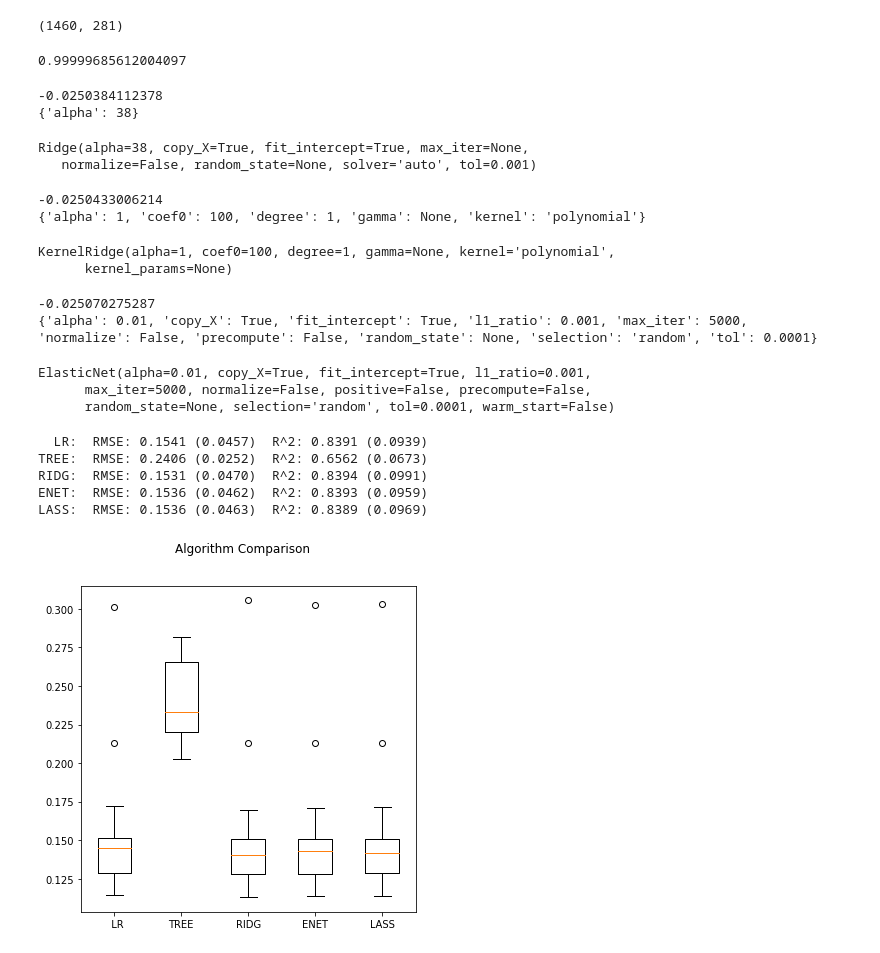
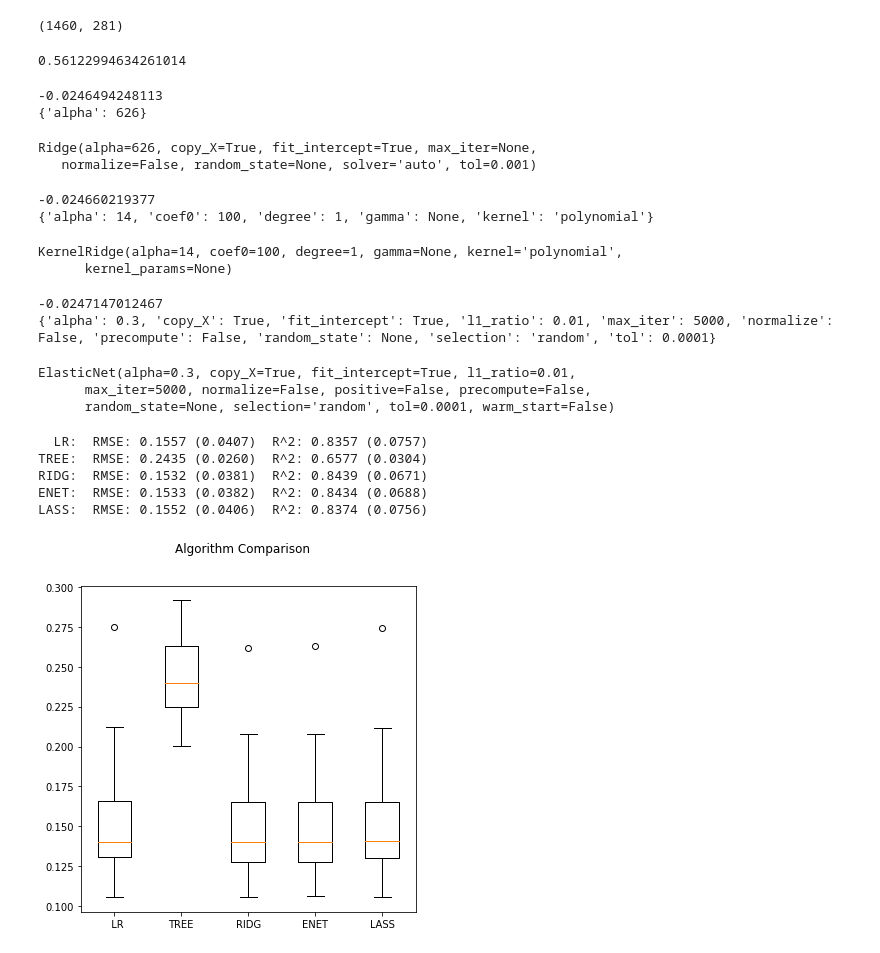
Before and after one commit to ariani86/Machine_Learning_Prohect, a Jupyter notebook: ML_ProjectCode.ipynb, the cells around one changed output. Saved outputs shown, nothing was run; the diff lists cells and outputs as text; code cells hidden in the pictures.

```diff
--- a/ML_ProjectCode.ipynb
+++ b/ML_ProjectCode.ipynb
@@ -435,6 +435,10 @@ X_train.shape
 # %% [markdown]
 ***MACHINE LEARNING ALGORITHMS:***
 ---------------------------------
+# %%
+from sklearn.preprocessing import StandardScaler
+a = StandardScaler().fit_transform(X)
+X = a
 # %%
 from sklearn.linear_model import ElasticNet, Lasso,  BayesianRidge, LogisticRegression, ElasticNetCV, Ridge
 from sklearn import tree
@@ -539,11 +543,11 @@ Lasso(alpha=0.0007, copy_X=True, fit_intercept=True, max_iter=300,
 #Linear Regression:
 linear = linear_model.LinearRegression()
 #Ridge Regression:
-ridg = linear_model.Ridge(alpha=12)
+ridg = linear_model.Ridge(alpha=19)
 #Lasso Regression
-lass = linear_model.Lasso(alpha=0.0007)
+lass = linear_model.Lasso(alpha=0.00075)
 #Kernel Ridge Regression:
-krr = KernelRidge(alpha=0.037)
+krr = KernelRidge(alpha=1.64)
 
 #ElasticNet Model:
 enet = linear_model.ElasticNet(alpha = .001, l1_ratio = 0.001) #('ENET', enet),
@@ -586,7 +590,7 @@ LASS:  RMSE: 0.1364 (0.0464)  R^2: 0.8716 (0.0871)
 # %%
 from sklearn.decomposition import PCA
 X=X
-X = pd.get_dummies(X,drop_first=True,dummy_na=False) #dummy_na=True creates NA columns for category features w/ NA
+#X = pd.get_dummies(X,drop_first=True,dummy_na=False) #dummy_na=True creates NA columns for category features w/ NA
 pca = PCA().fit(X)
 # %%
 plt.semilogy(pca.explained_variance_ratio_, '--o')
@@ -607,7 +609,7 @@ X.shape
 # %%
 pca.explained_variance_ratio_.cumsum()[50]
 # %% [output]
-0.99999685612004097
+0.56122994634261014
 # %%
 pca = PCA(n_components=50).fit(X)
 # %%
@@ -616,7 +618,7 @@ p_x = pca.transform(X)
 # %%
 #Grid Search for Ridge
 
-RR_grid_param = {'alpha': range(5,100)}
+RR_grid_param = {'alpha': range(300,1000)}
 
 para_search = GridSearchCV(estimator=Ridge(), param_grid=RR_grid_param, scoring='neg_mean_squared_error', cv=10, \
                            return_train_score=True)
@@ -625,14 +627,14 @@ print(para_search.best_score_)
 print(para_search.best_params_)
 para_search.best_estimator_
 # %% [output]
--0.0250384112378
-{'alpha': 38}
+-0.0246494248113
+{'alpha': 626}
-Ridge(alpha=38, copy_X=True, fit_intercept=True, max_iter=None,
+Ridge(alpha=626, copy_X=True, fit_intercept=True, max_iter=None,
    normalize=False, random_state=None, solver='auto', tol=0.001)
 # %%
 #Grid Search for Kernel Ridge
 
-KR_grid_param = {'alpha': [1,1.5,2], 'coef0': [100], \
+KR_grid_param = {'alpha': [15,16,14,17,20, 30], 'coef0': [100], \
                  'degree': [1], 'gamma': [None], 'kernel': ['polynomial']}
 
 para_search = GridSearchCV(estimator=KernelRidge(), param_grid=KR_grid_param, scoring='neg_mean_squared_error', cv=10, \
@@ -642,9 +644,9 @@ print(para_search.best_score_)
 print(para_search.best_params_)
 para_search.best_estimator_
 # %% [output]
--0.0250433006214
-{'alpha': 1, 'coef0': 100, 'degree': 1, 'gamma': None, 'kernel': 'polynomial'}
+-0.024660219377
+{'alpha': 14, 'coef0': 100, 'degree': 1, 'gamma': None, 'kernel': 'polynomial'}
-KernelRidge(alpha=1, coef0=100, degree=1, gamma=None, kernel='polynomial',
+KernelRidge(alpha=14, coef0=100, degree=1, gamma=None, kernel='polynomial',
       kernel_params=None)
 # %%
 #Grid Search for ElasticNet:
@@ -661,9 +663,9 @@ print(para_search.best_score_)
 print(para_search.best_params_)
 para_search.best_estimator_
 # %% [output]
--0.025070275287
-{'alpha': 0.01, 'copy_X': True, 'fit_intercept': True, 'l1_ratio': 0.001, 'max_iter': 5000, 'normalize': False, 'precompute': False, 'random_state': None, 'selection': 'random', 'tol': 0.0001}
+-0.0247147012467
+{'alpha': 0.3, 'copy_X': True, 'fit_intercept': True, 'l1_ratio': 0.01, 'max_iter': 5000, 'normalize': False, 'precompute': False, 'random_state': None, 'selection': 'random', 'tol': 0.0001}
-ElasticNet(alpha=0.01, copy_X=True, fit_intercept=True, l1_ratio=0.001,
+ElasticNet(alpha=0.3, copy_X=True, fit_intercept=True, l1_ratio=0.01,
       max_iter=5000, normalize=False, positive=False, precompute=False,
       random_state=None, selection='random', tol=0.0001, warm_start=False)
 # %%
@@ -671,44 +673,44 @@ X=p_x
 # y=np.log(y_train)
 
 #ElasticNet Model:
-enet = linear_model.ElasticNet(alpha = .01, l1_ratio = 0.001) #('ENET', enet),
+enet = linear_model.ElasticNet(alpha = .3, l1_ratio = 0.01) #('ENET', enet),
 #Linear Regression:
 linear = linear_model.LinearRegression()
 #Decision Tree Regression:
 dtree = tree.DecisionTreeRegressor()
 #Kernel Ridge Regression:
-krr = KernelRidge(alpha=1)
+krr = KernelRidge(alpha=14)
 #Random Forest:  ('RFOR',rfor)
 rfor = RandomForestRegressor(max_depth=10)
 #Ridge Regression:
-ridg = linear_model.Ridge(alpha=38)
+ridg = linear_model.Ridge(alpha=626)
 #Lasso Regression
 lass = linear_model.Lasso(alpha=0.00035)
 
 models = [('  LR', linear),('TREE', dtree),('RIDG',ridg),('ENET',enet),('LASS',lass)]
 
 results = []
 names = []
 for name, model in models:
     r_sq = ms.cross_val_score(model, X, y, cv=10, scoring='r2')
     rmse_score = np.sqrt((abs(ms.cross_val_score(model,X, y, cv=15, scoring='neg_mean_squared_error'))))
     results.append(rmse_score)
     names.append(name)
     msg = "%s:  RMSE: %.4f (%.4f)  R^2: %.4f (%.4f)" %(name,rmse_score.mean(),rmse_score.std(),r_sq.mean(),r_sq.std())
     print(msg)
 
 # Compare Algorithms
 fig = plt.figure()
 fig.suptitle('Algorithm Comparison')
 ax = fig.add_subplot(111)
 plt.boxplot(results)
 ax.set_xticklabels(names)
 fig.set_size_inches(6,6)
 plt.show()
 # %% [output]
-  LR:  RMSE: 0.1541 (0.0457)  R^2: 0.8391 (0.0939)
-TREE:  RMSE: 0.2406 (0.0252)  R^2: 0.6562 (0.0673)
-RIDG:  RMSE: 0.1531 (0.0470)  R^2: 0.8394 (0.0991)
-ENET:  RMSE: 0.1536 (0.0462)  R^2: 0.8393 (0.0959)
-LASS:  RMSE: 0.1536 (0.0463)  R^2: 0.8389 (0.0969)
+  LR:  RMSE: 0.1557 (0.0407)  R^2: 0.8357 (0.0757)
+TREE:  RMSE: 0.2435 (0.0260)  R^2: 0.6577 (0.0304)
+RIDG:  RMSE: 0.1532 (0.0381)  R^2: 0.8439 (0.0671)
+ENET:  RMSE: 0.1533 (0.0382)  R^2: 0.8434 (0.0688)
+LASS:  RMSE: 0.1552 (0.0406)  R^2: 0.8374 (0.0756)
-[figure, old version]
+[figure, new version]
```
Also changed, not shown: parts of 10 cells of this notebook.
